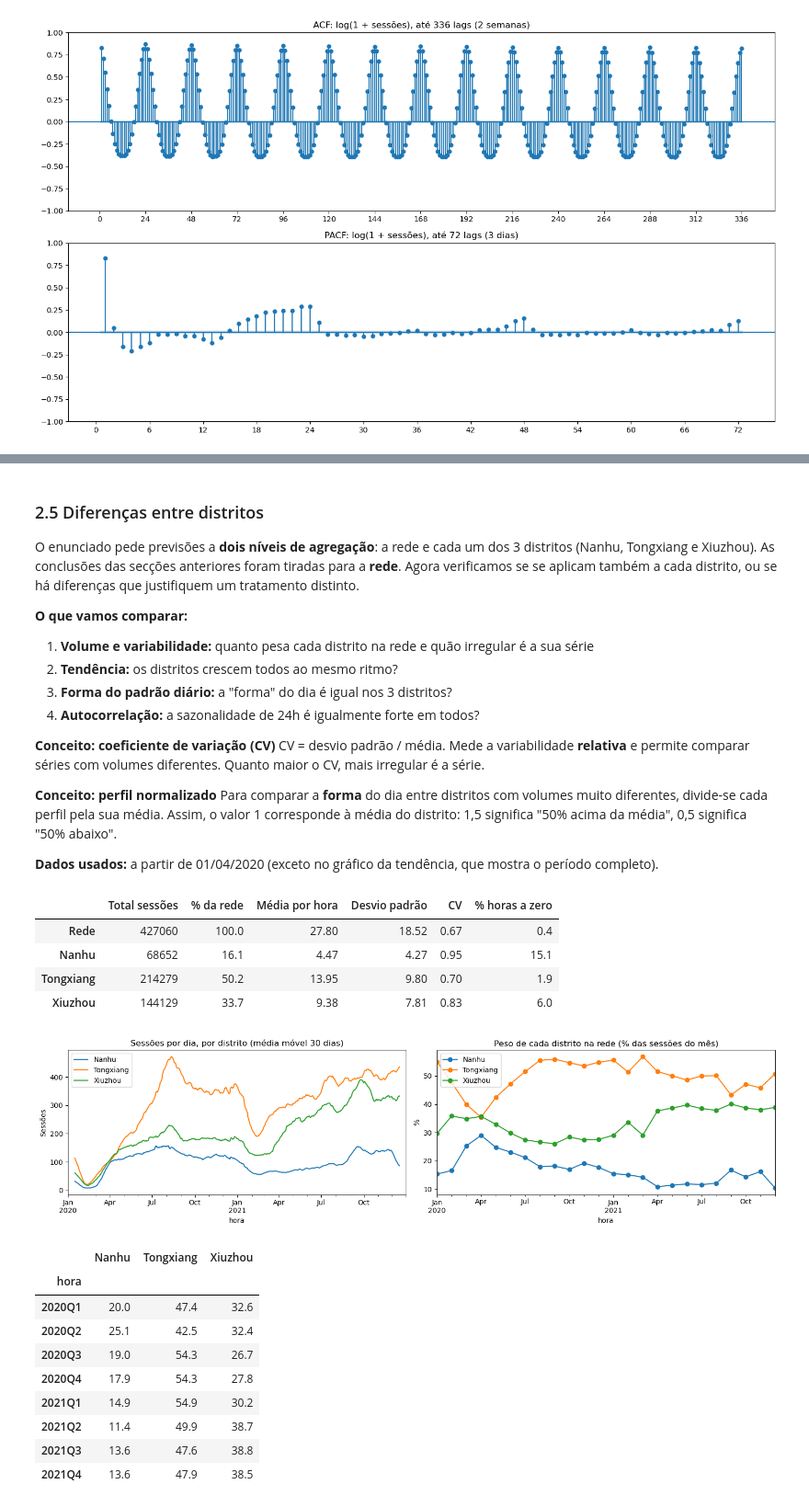
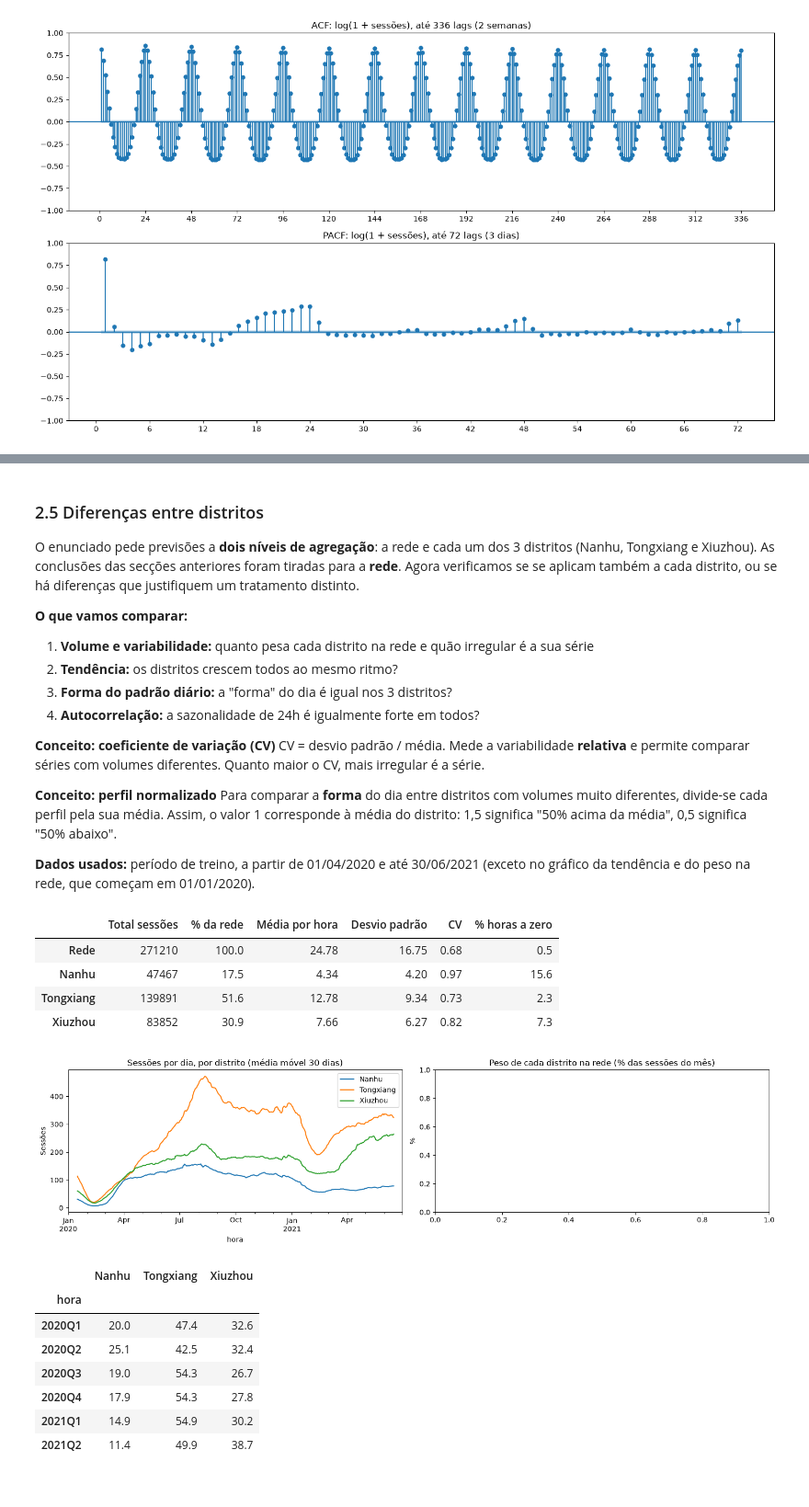
Before and after one commit to 1231478-Ellah-Fleischmann/MINDD-PROJETO-2, a Jupyter notebook: task1.ipynb, the cells around one changed output, grey strips where cells are left out. Shown at 92% size. Saved outputs shown, nothing was run; the diff lists cells and outputs as text; code cells hidden in the pictures.

```diff
--- a/task1.ipynb
+++ b/task1.ipynb
@@ -356,6 +373,11 @@ Por isso, nesta secção agregamos por **dia** e usamos uma **média móvel de 3
 
 **Conceito: média móvel**
 A média móvel de 30 dias substitui cada valor pela média dos 30 dias à sua volta. Os padrões curtos (diário, semanal) desaparecem e fica a evolução de longo prazo.
+# %%
+# Divisão temporal (justificada na secção 4). A EDA usa só o período de treino.
+TRAIN_END = '2021-06-30'
+VALIDATION_START, VALIDATION_END = '2021-07-01', '2021-09-30'
+TEST_START, TEST_END = '2021-10-01', '2021-12-31'
 # %%
 # Série diária (soma das 24 horas de cada dia)
 diario = series.resample('D').sum()
@@ -842,10 +853,10 @@ CV = desvio padrão / média. Mede a variabilidade **relativa** e permite compar
 **Conceito: perfil normalizado**
 Para comparar a **forma** do dia entre distritos com volumes muito diferentes, divide-se cada perfil pela sua média. Assim, o valor 1 corresponde à média do distrito: 1,5 significa "50% acima da média", 0,5 significa "50% abaixo".
 
-**Dados usados:** a partir de 01/04/2020 (exceto no gráfico da tendência, que mostra o período completo).
+**Dados usados:** período de treino, a partir de 01/04/2020 e até 30/06/2021 (exceto no gráfico da tendência e do peso na rede, que começam em 01/01/2020).
 # %%
 nomes_distritos = ['Nanhu', 'Tongxiang', 'Xiuzhou']
-d = series.loc['2020-04-01':]
+d = series.loc['2020-04-01':TRAIN_END]
 
 # 1) Volume e variabilidade
 resumo = pd.DataFrame({
@@ -859,38 +870,38 @@ resumo = pd.DataFrame({
 resumo
 # %% [output]
 |  | Total sessões | % da rede | Média por hora | Desvio padrão | CV | % horas a zero |
-| Rede | 427060 | 100.0 | 27.80 | 18.52 | 0.67 | 0.4 |
-| Nanhu | 68652 | 16.1 | 4.47 | 4.27 | 0.95 | 15.1 |
-| Tongxiang | 214279 | 50.2 | 13.95 | 9.80 | 0.70 | 1.9 |
-| Xiuzhou | 144129 | 33.7 | 9.38 | 7.81 | 0.83 | 6.0 |
+| Rede | 271210 | 100.0 | 24.78 | 16.75 | 0.68 | 0.5 |
+| Nanhu | 47467 | 17.5 | 4.34 | 4.20 | 0.97 | 15.6 |
+| Tongxiang | 139891 | 51.6 | 12.78 | 9.34 | 0.73 | 2.3 |
+| Xiuzhou | 83852 | 30.9 | 7.66 | 6.27 | 0.82 | 7.3 |
 # %%
 # 2) Tendência de cada distrito e evolução do peso na rede
-diario_d = series[nomes_distritos].resample('D').sum()
+diario_d = series.loc[:TRAIN_END, nomes_distritos].resample('D').sum()
 mm30_d = diario_d.rolling(30, center=True).mean()
 
-quota = series[nomes_distritos].resample('MS').sum()
+quota = series.loc[:TRAIN_END, nomes_distritos].resample('MS').sum()
 quota = quota.div(quota.sum(axis=1), axis=0) * 100
 
 fig, axes = plt.subplots(1, 2, figsize=(15, 4))
 
 mm30_d.plot(ax=axes[0])
 axes[0].set_title('Sessões por dia, por distrito (média móvel 30 dias)')
 axes[0].set_ylabel('Sessões')
 
-quota.plot(ax=axes[1], marker='o')
+quota = series.loc[:TRAIN_END, nomes_distritos].resample('MS').sum()
 axes[1].set_title('Peso de cada distrito na rede (% das sessões do mês)')
 axes[1].set_ylabel('%')
 
 plt.tight_layout()
 plt.show()
 
 # Peso por trimestre (tabela resumo)
-quota_trim = series[nomes_distritos].resample('QS').sum()
+quota_trim = series.loc[:TRAIN_END, nomes_distritos].resample('QS').sum()
 quota_trim = (quota_trim.div(quota_trim.sum(axis=1), axis=0) * 100).round(1)
 quota_trim.index = quota_trim.index.to_period('Q').astype(str)
 quota_trim
 # %% [output]
-[figure, old version]
+[figure, new version]
 |  | Nanhu | Tongxiang | Xiuzhou |
 | hora |  |  |  |
 | 2020Q1 | 20.0 | 47.4 | 32.6 |
@@ -899,8 +910,6 @@ quota_trim
 | 2020Q4 | 17.9 | 54.3 | 27.8 |
 | 2021Q1 | 14.9 | 54.9 | 30.2 |
 | 2021Q2 | 11.4 | 49.9 | 38.7 |
-| 2021Q3 | 13.6 | 47.6 | 38.8 |
-| 2021Q4 | 13.6 | 47.9 | 38.5 |
 # %%
 # 3) Forma do padrão diário: perfis normalizados (perfil / média)
 perfis = d.groupby(d.index.hour)[nomes_distritos + ['Rede']].mean()
```
Also changed, not shown: parts of 24 cells of this notebook.
